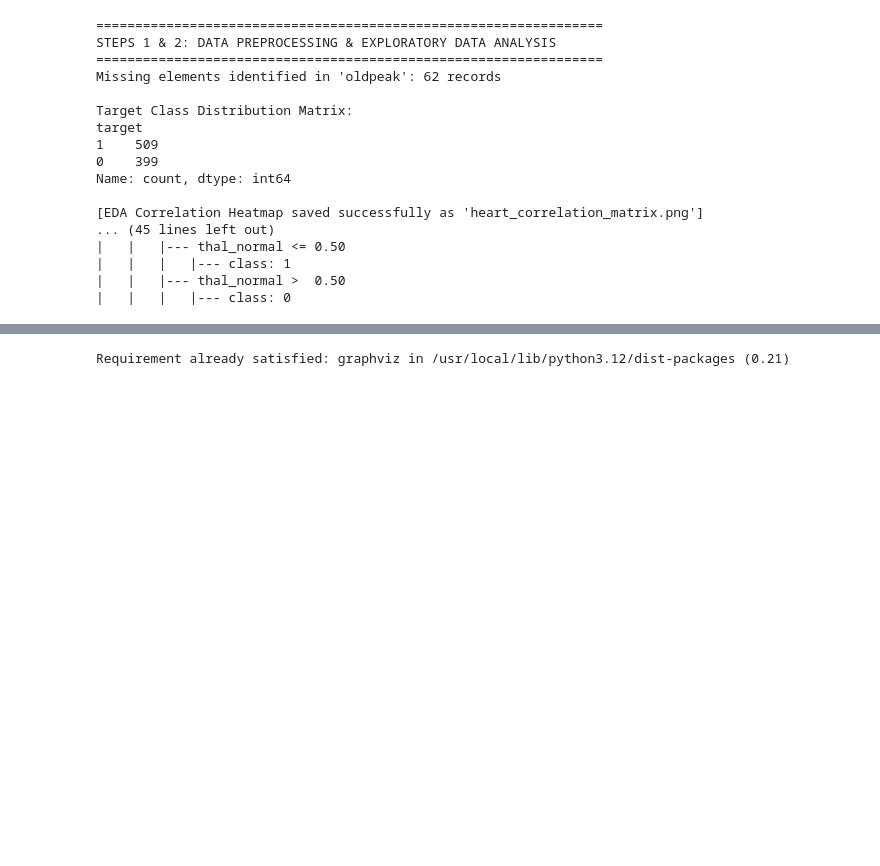
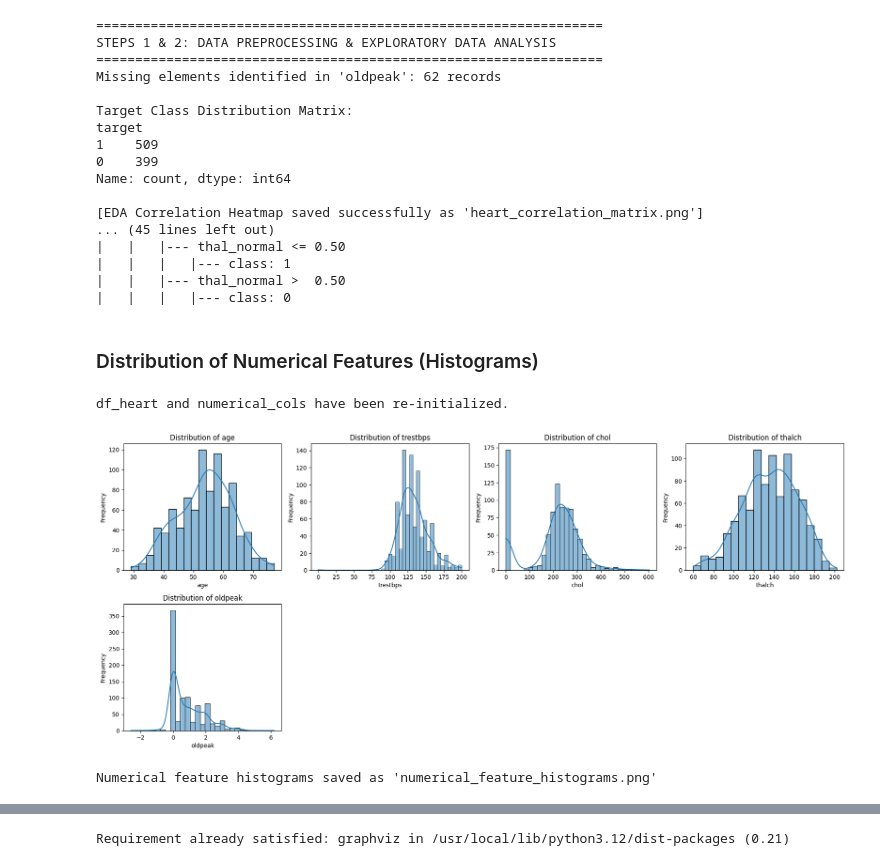
Before and after one commit to raj143sujay/EXCELR-ASSIGNMENTS, a Jupyter notebook: ASSIGNMENT_11.ipynb, the cells around one changed output, grey strips where cells are left out. Saved outputs shown, nothing was run; the diff lists cells and outputs as text; code cells hidden in the pictures; blank space fills up the shorter version.

```diff
--- a/ASSIGNMENT_11.ipynb
+++ b/ASSIGNMENT_11.ipynb
@@ -323,3 +325,67 @@ Name: count, dtype: int64
 |   |   |   |--- class: 1
 |   |   |--- thal_normal >  0.50
 |   |   |   |--- class: 0
+# %% [markdown]
+### Distribution of Numerical Features (Histograms)
+# %%
+# Re-load df_heart and define numerical_cols for visualization cells
+# This ensures df_heart is available for subsequent plotting, independent of prior cell execution state.
+import pandas as pd
+pd.set_option('future.no_silent_downcasting', True) # Set option to handle FutureWarning
+df_heart = pd.read_excel('/content/heart_disease.xlsx', sheet_name='Heart_disease')
+
+# Re-process 'exang' as done in the main preprocessing cell
+df_heart['exang'] = df_heart['exang'].astype(str).str.upper().str.strip()
+df_heart['exang'] = df_heart['exang'].replace({'TRUE': 1, 'TURE': 1, 'FALSE': 0})
+
+# Impute 'oldpeak' missing values
+df_heart['oldpeak'] = df_heart['oldpeak'].fillna(df_heart['oldpeak'].median())
+
+# Define target
+df_heart['target'] = (df_heart['num'] > 0).astype(int)
+
+numerical_cols = df_heart.select_dtypes(include=['int64', 'float64']).columns.tolist()
+# Exclude 'num' and 'target' as they are processed separately or are target variables
+if 'num' in numerical_cols:
+    numerical_cols.remove('num')
+if 'target' in numerical_cols:
+    numerical_cols.remove('target')
+print("df_heart and numerical_cols have been re-initialized.")
+# %% [output]
+df_heart and numerical_cols have been re-initialized.
+# %%
+import matplotlib.pyplot as plt
+import seaborn as sns
+# Identify numerical columns for histograms and box plots
+# Ensure 'df_heart' is defined by running previous data preprocessing cells (e.g., cell 1rEpUbsIMcUy or 4414ee6f)
+# To prevent NameError, if df_heart is not globally available, uncomment and run the following lines:
+# import pandas as pd
+# pd.set_option('future.no_silent_downcasting', True)
+# df_heart = pd.read_excel('/content/heart_disease.xlsx', sheet_name='Heart_disease')
+# df_heart['exang'] = df_heart['exang'].astype(str).str.upper().str.strip()
+# df_heart['exang'] = df_heart['exang'].replace({'TRUE': 1, 'TURE': 1, 'FALSE': 0})
+# df_heart['oldpeak'] = df_heart['oldpeak'].fillna(df_heart['oldpeak'].median())
+# df_heart['target'] = (df_heart['num'] > 0).astype(int)
+
+numerical_cols = df_heart.select_dtypes(include=['int64', 'float64']).columns.tolist()
+# Exclude 'num' and 'target' as they are processed separately or are target variables
+if 'num' in numerical_cols:
+    numerical_cols.remove('num')
+if 'target' in numerical_cols:
+    numerical_cols.remove('target')
+
+# Plot histograms for numerical features
+plt.figure(figsize=(18, 15))
+for i, col in enumerate(numerical_cols):
+    plt.subplot(4, 4, i + 1) # Adjust subplot grid as needed
+    sns.histplot(df_heart[col], kde=True)
+    plt.title(f'Distribution of {col}')
+    plt.xlabel(col)
+    plt.ylabel('Frequency')
+plt.tight_layout()
+plt.savefig('numerical_feature_histograms.png')
+plt.show()
+print("Numerical feature histograms saved as 'numerical_feature_histograms.png'")
+# %% [output]
+[figure, added]
+Numerical feature histograms saved as 'numerical_feature_histograms.png'
```
Also changed, not shown: parts of 3 cells of this notebook.
